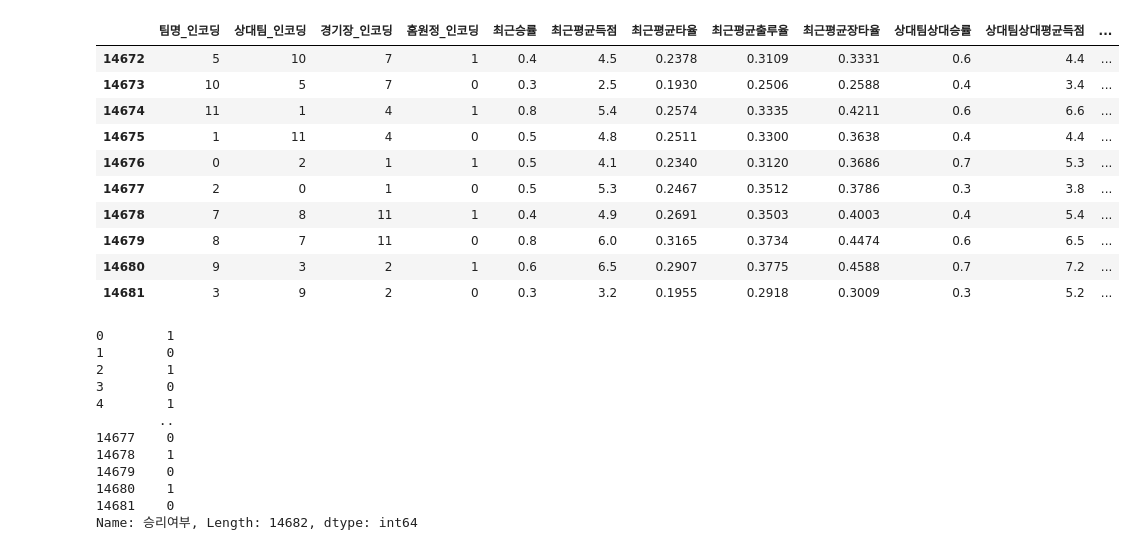
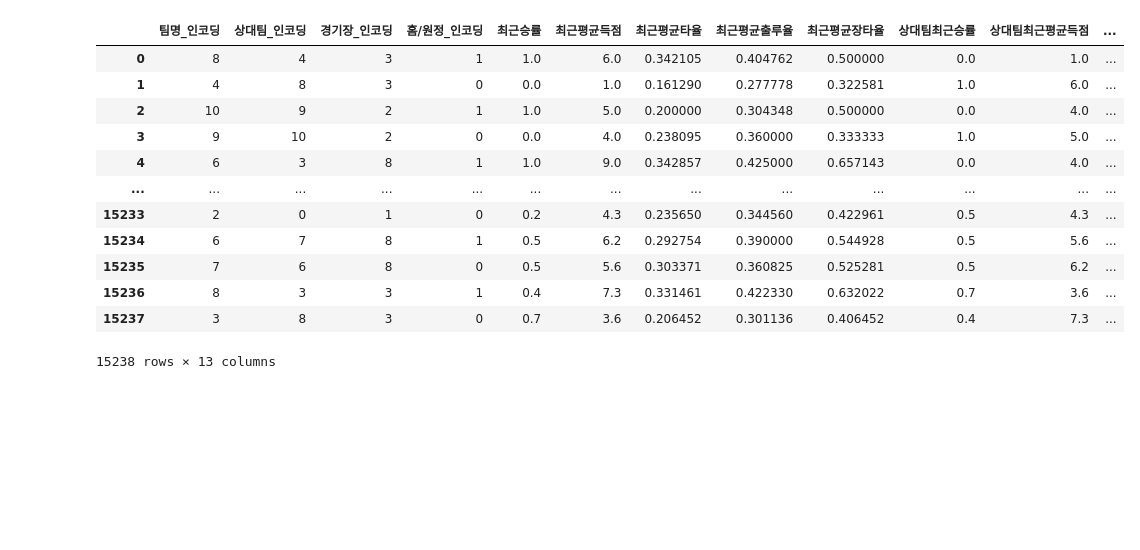
Before and after one commit to jinha12345/BASEBALL, a Jupyter notebook: New2_Model.ipynb, the cells around one changed output. Drawn from its saved outputs; the diff is of its cells as text; code cells hidden in the pictures; blank space fills up the shorter version.

```diff
--- a/New2_Model.ipynb
+++ b/New2_Model.ipynb
@@ -154,0 +351,31 @@ print("사용되는 피처:", X.columns.tolist())
+# %%
+def visualize_feature_importance(model, features, output_file):
+    """
+    특성 중요도를 시각화하는 함수
+    """
+    feature_names_korean = {
+        '팀명_인코딩': '팀명',
+        '상대팀_인코딩': '상대팀',
+        '경기장_인코딩': '경기장',
+        '홈/원정_인코딩': '홈/원정',
+        '최근승률': '최근 승률',
+        '최근평균득점': '최근 평균 득점',
+        '최근평균타율': '최근 평균 타율',
+        '최근평균출루율': '최근 평균 출루율',
+        '최근평균장타율': '최근 평균 장타율',
+        '상대팀최근승률': '상대팀 최근 승률',
+        '상대팀최근평균득점': '상대팀 최근 평균 득점',
+        '주말': '주말 경기',
+        '월': '월별 경기'
+    }
+
+    plt.figure(figsize=(12, 8))
+    importance = pd.Series(model.feature_importances_,
+                         index=[feature_names_korean[f] for f in features])
+    importance.sort_values(ascending=True).plot(kind='barh')
+    plt.title('XGBoost 특성 중요도', fontsize=14, pad=20)
+    plt.xlabel('중요도', fontsize=12)
+    plt.ylabel('특성', fontsize=12)
+    plt.tight_layout()
+    plt.savefig(output_file, dpi=300, bbox_inches='tight')
+    plt.close()
@@ -154,0 +598,5 @@ print("사용되는 피처:", X.columns.tolist())
+# %%
+# 모든 열을 표시하도록 설정
+pd.set_option('display.max_columns', None)  # 모든 열 표시
+pd.set_option('display.width', None)        # 출력 너비 제한 해제
+pd.set_option('display.max_rows', 50)     # 모든 행 표시
@@ -155,29 +619,16 @@ print("사용되는 피처:", X.columns.tolist())
 # %%
-X.tail(10)
+X
 # %% [output]
-|  | 팀명_인코딩 | 상대팀_인코딩 | 경기장_인코딩 | 홈원정_인코딩 | 최근승률 | 최근평균득점 | 최근평균타율 | 최근평균출루율 | 최근평균장타율 | 상대팀상대승률 | 상대팀상대평균득점 | ... |
-| 14672 | 5 | 10 | 7 | 1 | 0.4 | 4.5 | 0.2378 | 0.3109 | 0.3331 | 0.6 | 4.4 | ... |
-| 14673 | 10 | 5 | 7 | 0 | 0.3 | 2.5 | 0.1930 | 0.2506 | 0.2588 | 0.4 | 3.4 | ... |
-| 14674 | 11 | 1 | 4 | 1 | 0.8 | 5.4 | 0.2574 | 0.3335 | 0.4211 | 0.6 | 6.6 | ... |
-| 14675 | 1 | 11 | 4 | 0 | 0.5 | 4.8 | 0.2511 | 0.3300 | 0.3638 | 0.4 | 4.4 | ... |
-| 14676 | 0 | 2 | 1 | 1 | 0.5 | 4.1 | 0.2340 | 0.3120 | 0.3686 | 0.7 | 5.3 | ... |
-| 14677 | 2 | 0 | 1 | 0 | 0.5 | 5.3 | 0.2467 | 0.3512 | 0.3786 | 0.3 | 3.8 | ... |
-| 14678 | 7 | 8 | 11 | 1 | 0.4 | 4.9 | 0.2691 | 0.3503 | 0.4003 | 0.4 | 5.4 | ... |
-| 14679 | 8 | 7 | 11 | 0 | 0.8 | 6.0 | 0.3165 | 0.3734 | 0.4474 | 0.6 | 6.5 | ... |
-| 14680 | 9 | 3 | 2 | 1 | 0.6 | 6.5 | 0.2907 | 0.3775 | 0.4588 | 0.7 | 7.2 | ... |
-| 14681 | 3 | 9 | 2 | 0 | 0.3 | 3.2 | 0.1955 | 0.2918 | 0.3009 | 0.3 | 5.2 | ... |
+|  | 팀명_인코딩 | 상대팀_인코딩 | 경기장_인코딩 | 홈/원정_인코딩 | 최근승률 | 최근평균득점 | 최근평균타율 | 최근평균출루율 | 최근평균장타율 | 상대팀최근승률 | 상대팀최근평균득점 | ... |
+| 0 | 8 | 4 | 3 | 1 | 1.0 | 6.0 | 0.342105 | 0.404762 | 0.500000 | 0.0 | 1.0 | ... |
+| 1 | 4 | 8 | 3 | 0 | 0.0 | 1.0 | 0.161290 | 0.277778 | 0.322581 | 1.0 | 6.0 | ... |
+| 2 | 10 | 9 | 2 | 1 | 1.0 | 5.0 | 0.200000 | 0.304348 | 0.500000 | 0.0 | 4.0 | ... |
+| 3 | 9 | 10 | 2 | 0 | 0.0 | 4.0 | 0.238095 | 0.360000 | 0.333333 | 1.0 | 5.0 | ... |
+| 4 | 6 | 3 | 8 | 1 | 1.0 | 9.0 | 0.342857 | 0.425000 | 0.657143 | 0.0 | 4.0 | ... |
+| ... | ... | ... | ... | ... | ... | ... | ... | ... | ... | ... | ... | ... |
+| 15233 | 2 | 0 | 1 | 0 | 0.2 | 4.3 | 0.235650 | 0.344560 | 0.422961 | 0.5 | 4.3 | ... |
+| 15234 | 6 | 7 | 8 | 1 | 0.5 | 6.2 | 0.292754 | 0.390000 | 0.544928 | 0.5 | 5.6 | ... |
+| 15235 | 7 | 6 | 8 | 0 | 0.5 | 5.6 | 0.303371 | 0.360825 | 0.525281 | 0.5 | 6.2 | ... |
+| 15236 | 8 | 3 | 3 | 1 | 0.4 | 7.3 | 0.331461 | 0.422330 | 0.632022 | 0.7 | 3.6 | ... |
+| 15237 | 3 | 8 | 3 | 0 | 0.7 | 3.6 | 0.206452 | 0.301136 | 0.406452 | 0.4 | 7.3 | ... |
+15238 rows × 13 columns
-# %%
-y
-# %% [output]
-0        1
-1        0
-2        1
-3        0
-4        1
-        ..
-14677    0
-14678    1
-14679    0
-14680    1
-14681    0
-Name: 승리여부, Length: 14682, dtype: int64
```
Also changed, not shown: parts of 26 cells of this notebook, 19 other files.
